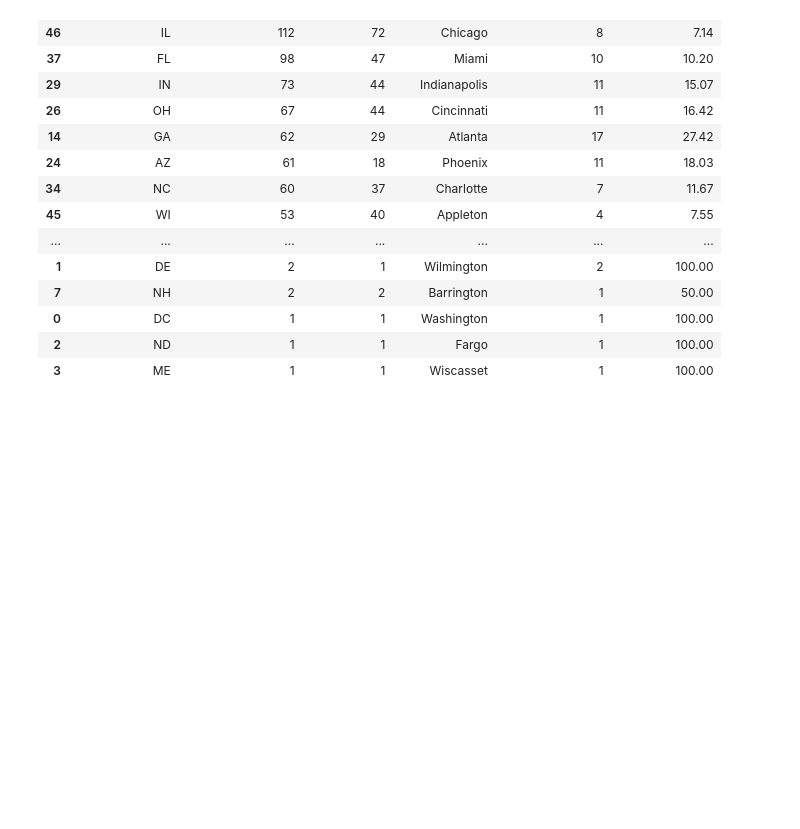
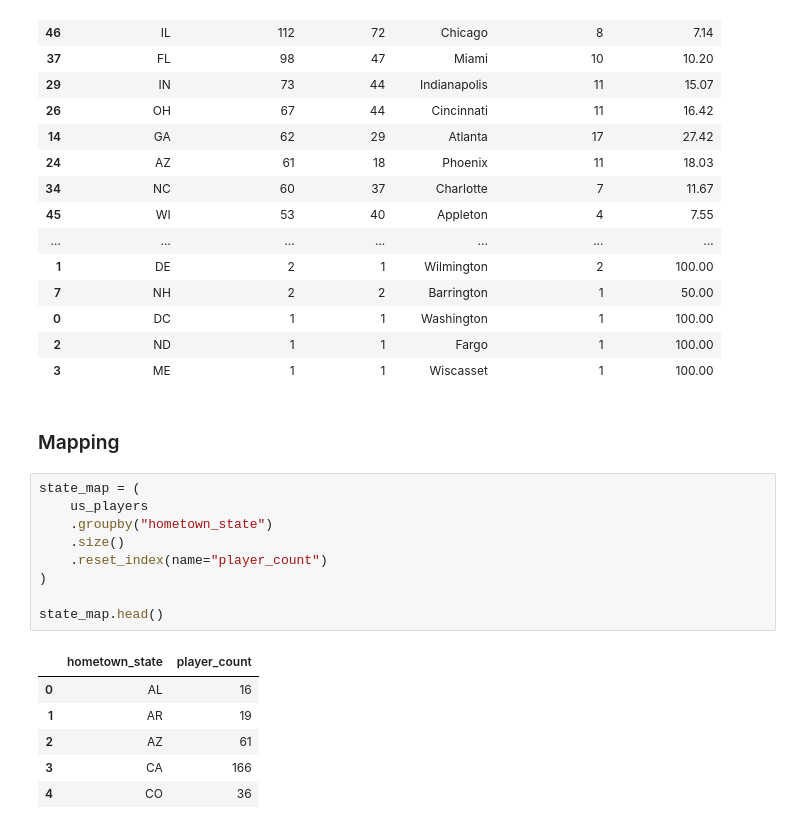
Before and after one commit to karlidean/capstone-project-NCAA-Volleyball, a Jupyter notebook: notebooks/eda.ipynb, the cells around one changed output. Cells and saved outputs as stored; diff of their text form; blank space fills up the shorter version.

```diff
--- a/notebooks/eda.ipynb
+++ b/notebooks/eda.ipynb
@@ -1053,3 +1063,21 @@ state_geography[
 | 0 | DC | 1 | 1 | Washington | 1 | 100.00 |
 | 2 | ND | 1 | 1 | Fargo | 1 | 100.00 |
 | 3 | ME | 1 | 1 | Wiscasset | 1 | 100.00 |
+# %% [markdown]
+### Mapping
+# %%
+state_map = (
+    us_players
+    .groupby("hometown_state")
+    .size()
+    .reset_index(name="player_count")
+)
+
+state_map.head()
+# %% [output]
+|  | hometown_state | player_count |
+| 0 | AL | 16 |
+| 1 | AR | 19 |
+| 2 | AZ | 61 |
+| 3 | CA | 166 |
+| 4 | CO | 36 |
```
Also changed, not shown: parts of 3 cells of this notebook, 2 other files.
